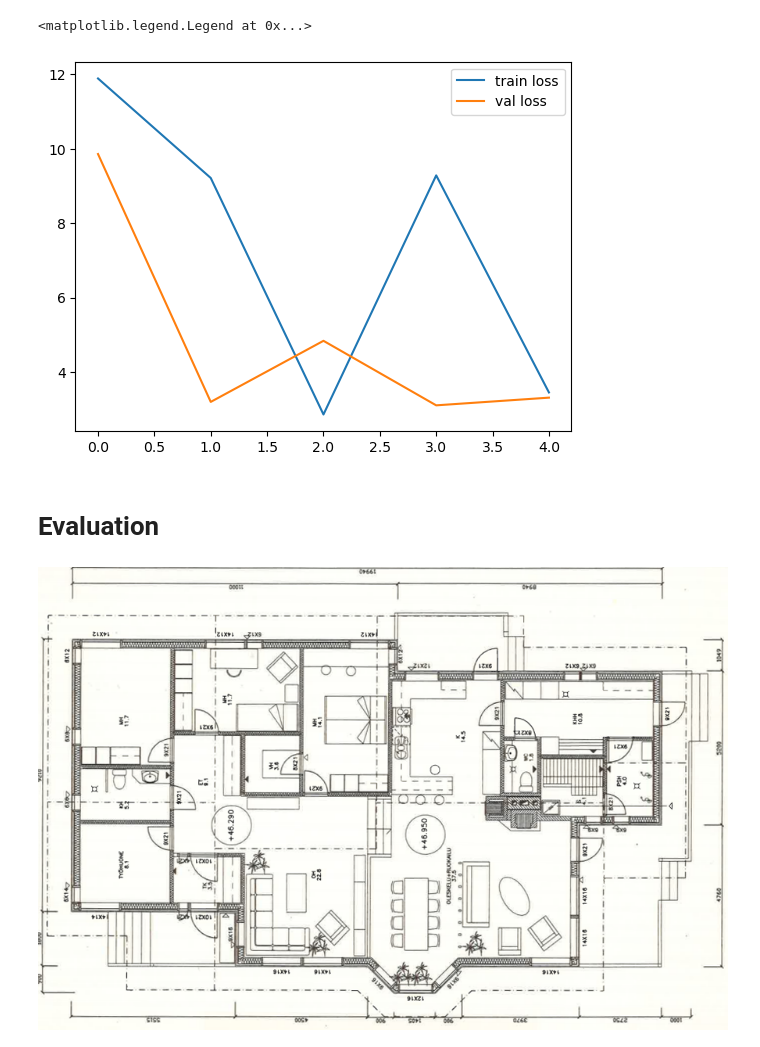
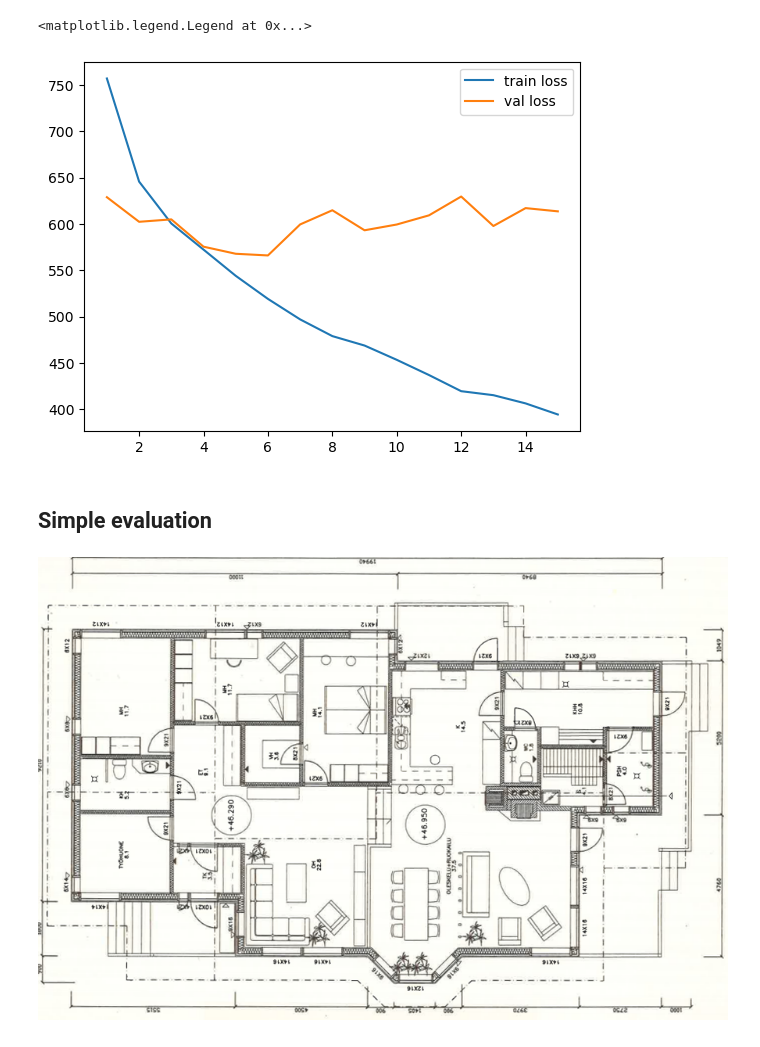
Before and after one commit to LeoProPlus/ml-eng-test, a Jupyter notebook: src/ml/walls_detection/training.ipynb, the cells around one changed output. Drawn from its saved outputs; the diff is of its cells as text; code cells hidden in the pictures.

```diff
--- a/src/ml/walls_detection/training.ipynb
+++ b/src/ml/walls_detection/training.ipynb
@@ -31,8 +40,8 @@ device = Config.DEVICE
 bs = 1
 
 # Set the number of worker processes for loading data.
-# num_workers = multiprocessing.cpu_count()//2
-num_workers = 1
+num_workers = multiprocessing.cpu_count()//2
+# num_workers = 1
 
 # Define parameters for DataLoader
 data_loader_params = {
@@ -44,15 +53,15 @@ data_loader_params = {
 }
 
 train_data_file = 'train.txt'
-train_normal_set = FloorplanSVG(data_folder, train_data_file, max_size=1)
+train_normal_set = FloorplanSVG(data_folder, train_data_file, max_size=400)
 train_data_loader = DataLoader(train_normal_set, **data_loader_params)
 
 valid_data_file = 'val.txt'
-valid_normal_set = FloorplanSVG(data_folder, valid_data_file, max_size=1)
+valid_normal_set = FloorplanSVG(data_folder, valid_data_file)
 valid_data_loader = DataLoader(valid_normal_set, **data_loader_params)
 
 test_data_file = 'test.txt'
-test_normal_set = FloorplanSVG(data_folder, test_data_file, max_size=1)
+test_normal_set = FloorplanSVG(data_folder, test_data_file)
 test_data_loader = DataLoader(test_normal_set, **data_loader_params)
 # %%
 # get the model using our helper function
@@ -76,4 +85,6 @@ lr_scheduler = torch.optim.lr_scheduler.StepLR(
     step_size=3,
     gamma=0.1
 )
+
+epochs = 15
 # %%
@@ -89,12 +208,12 @@ epoch: 5   train_loss:  3.4497742652893066   val_loss:  3.3100242614746094
-# %%
-plt.plot(history['train_losses'], label='train loss')
-plt.plot(history['val_losses'], label='val loss')
-plt.legend()
-# %% [output]
-<matplotlib.legend.Legend at 0x...>
-[figure, removed]
+# %%
+plt.plot(range(1, len(history['train_losses']) + 1), history['train_losses'], label='train loss')
+plt.plot(range(1, len(history['train_losses']) + 1), history['val_losses'], label='val loss')
+plt.legend()
+# %% [output]
+<matplotlib.legend.Legend at 0x...>
+[figure, added]
 # %% [markdown]
-# Evaluation
+## Simple evaluation
 # %%
 from PIL import Image
 from torchvision import transforms as T
```
Also changed, not shown: parts of 8 cells of this notebook, 4 other files.
